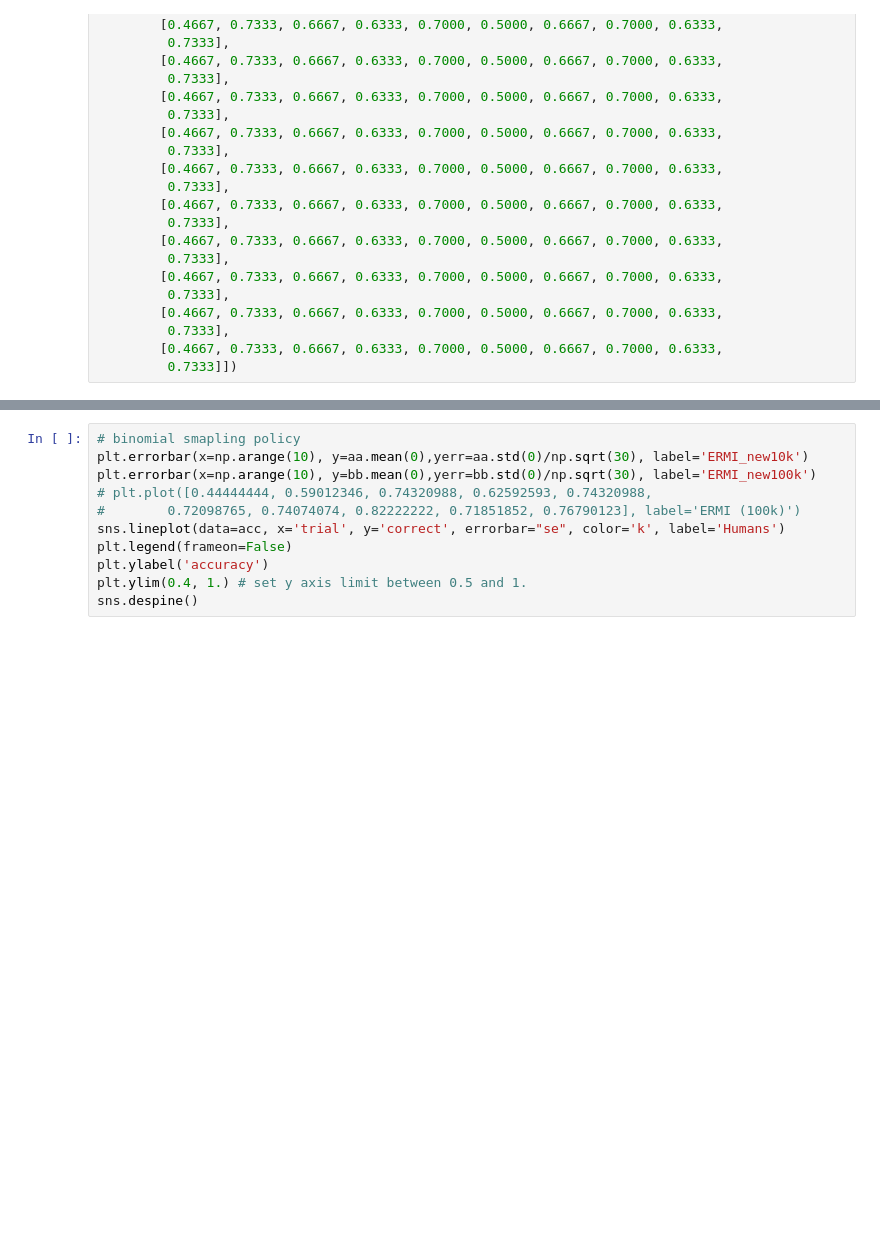
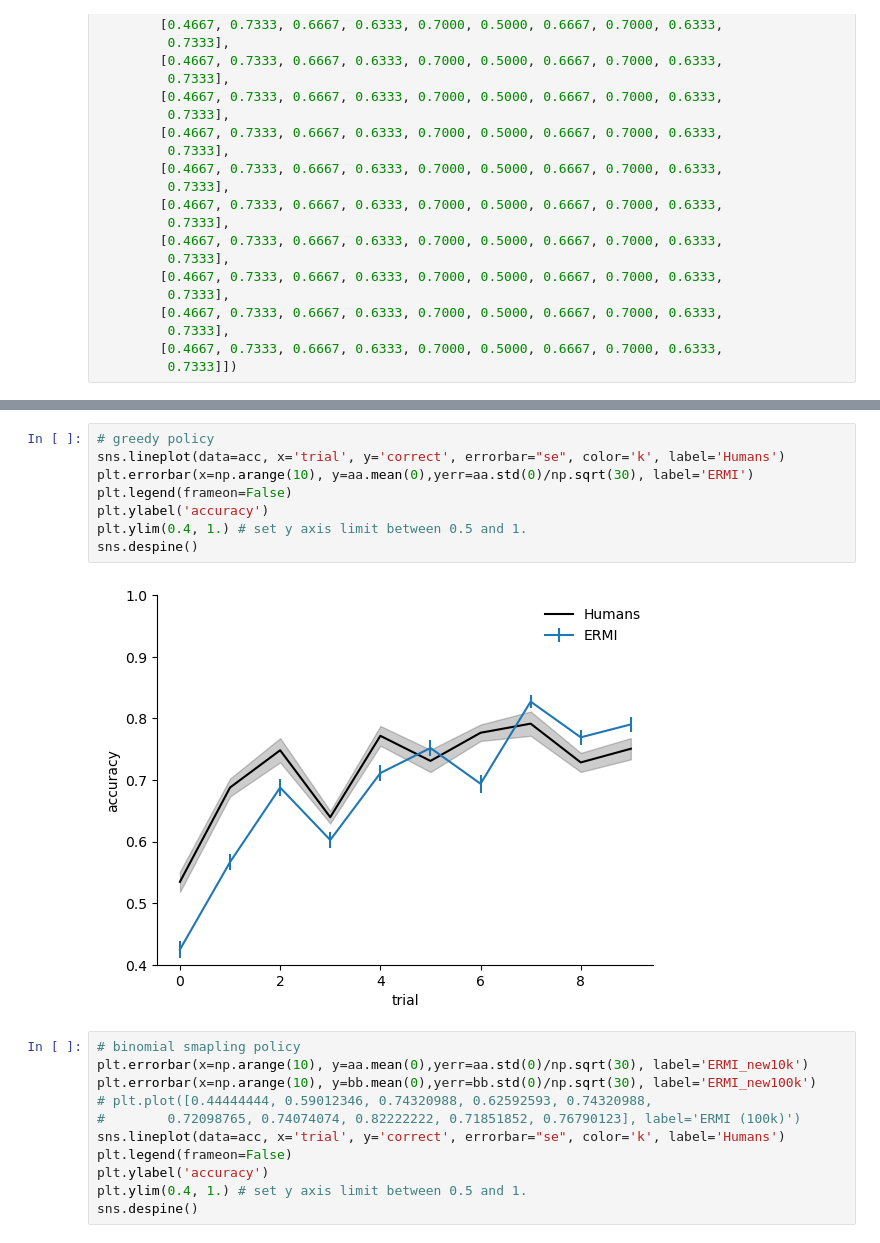
Before and after one commit to akjagadish/ermi, a Jupyter notebook: notebooks/figures.ipynb, the cells around one changed output, grey strips where cells are left out. Drawn from its saved outputs; the diff is of its cells as text; blank space fills up the shorter version.

```diff
--- a/notebooks/figures.ipynb
+++ b/notebooks/figures.ipynb
@@ -372,3 +412,13 @@ bb = np.asarray([[0.4667, 0.7333, 0.6667, 0.6333, 0.7000, 0.5000, 0.6667, 0.7000
+# %%
+# greedy policy
+sns.lineplot(data=acc, x='trial', y='correct', errorbar="se", color='k', label='Humans')
+plt.errorbar(x=np.arange(10), y=aa.mean(0),yerr=aa.std(0)/np.sqrt(30), label='ERMI')
+plt.legend(frameon=False)
+plt.ylabel('accuracy')
+plt.ylim(0.4, 1.) # set y axis limit between 0.5 and 1.
+sns.despine()
+# %% [output]
+[figure, added]
 # %%
 # binomial smapling policy
 plt.errorbar(x=np.arange(10), y=aa.mean(0),yerr=aa.std(0)/np.sqrt(30), label='ERMI_new10k')
```
Also changed, not shown: parts of 17 cells of this notebook.
